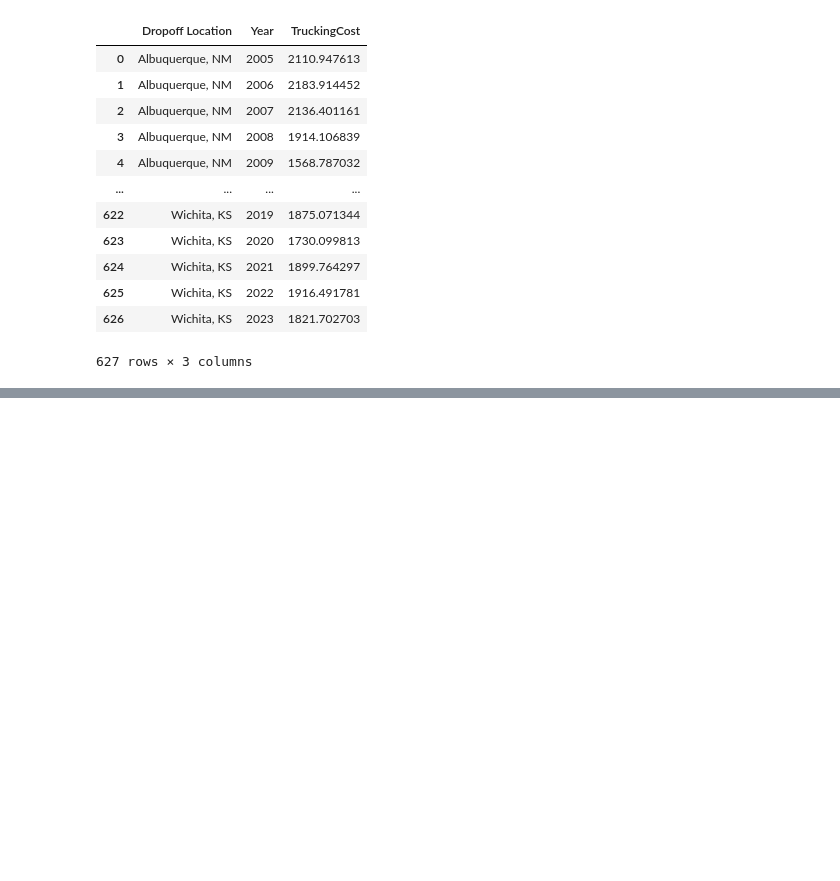
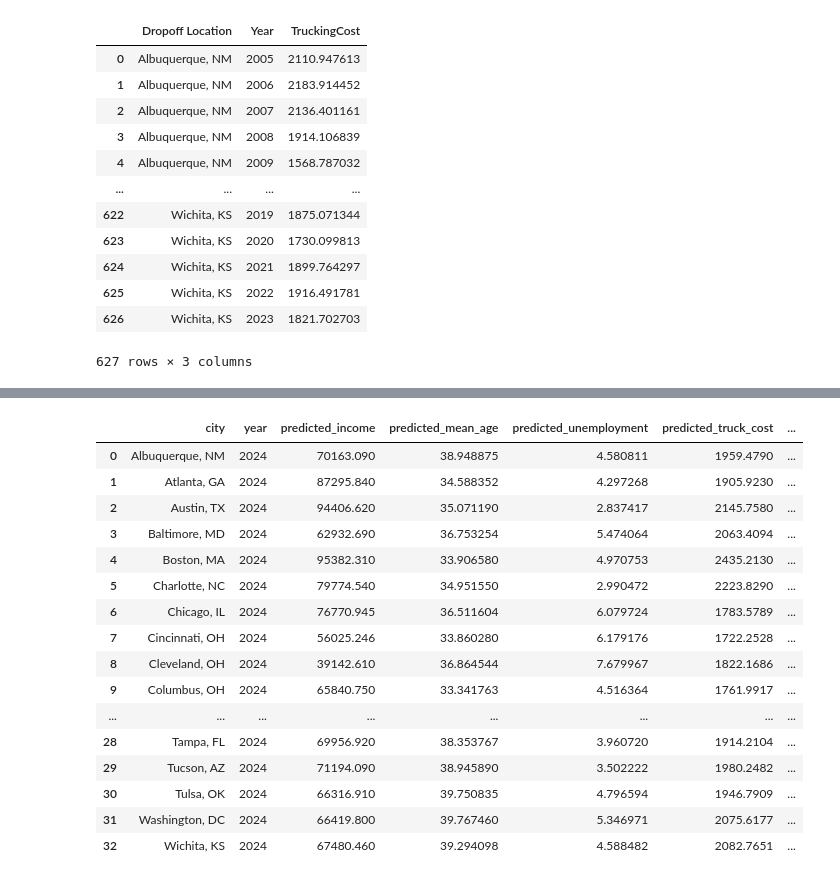
Before and after one commit to ArnavGupta22/PropertyPulse, a Jupyter notebook: djangoProject/djangoProject/DataProcessing/uhauldata.ipynb, the cells around one changed output, grey strips where cells are left out. Saved outputs shown, nothing was run; the diff lists cells and outputs as text; code cells hidden in the pictures; blank space fills up the shorter version.

```diff
--- a/djangoProject/djangoProject/DataProcessing/uhauldata.ipynb
+++ b/djangoProject/djangoProject/DataProcessing/uhauldata.ipynb
@@ -95,3 +95,10 @@ final_df
 627 rows × 3 columns
 # %%
 final_df.to_csv("../data/truckcost.csv")
+# %%
+import pandas as pd
+df = pd.read_csv("../data/predictions.csv")
+data2024 = df[df["year"] == 2024].reset_index()
+data2026 = df[df["year"] == 2026].reset_index()
+data2024 = data2024.drop(["index", "Unnamed: 0"], axis=1)
+data2026 = data2026.drop(["index", "Unnamed: 0"], axis=1)
@@ -97,0 +137,20 @@ final_df.to_csv("../data/truckcost.csv")
+# %%
+data2024
+# %% [output]
+|  | city | year | predicted_income | predicted_mean_age | predicted_unemployment | predicted_truck_cost | ... |
+| 0 | Albuquerque, NM | 2024 | 70163.090 | 38.948875 | 4.580811 | 1959.4790 | ... |
+| 1 | Atlanta, GA | 2024 | 87295.840 | 34.588352 | 4.297268 | 1905.9230 | ... |
+| 2 | Austin, TX | 2024 | 94406.620 | 35.071190 | 2.837417 | 2145.7580 | ... |
+| 3 | Baltimore, MD | 2024 | 62932.690 | 36.753254 | 5.474064 | 2063.4094 | ... |
+| 4 | Boston, MA | 2024 | 95382.310 | 33.906580 | 4.970753 | 2435.2130 | ... |
+| 5 | Charlotte, NC | 2024 | 79774.540 | 34.951550 | 2.990472 | 2223.8290 | ... |
+| 6 | Chicago, IL | 2024 | 76770.945 | 36.511604 | 6.079724 | 1783.5789 | ... |
+| 7 | Cincinnati, OH | 2024 | 56025.246 | 33.860280 | 6.179176 | 1722.2528 | ... |
+| 8 | Cleveland, OH | 2024 | 39142.610 | 36.864544 | 7.679967 | 1822.1686 | ... |
+| 9 | Columbus, OH | 2024 | 65840.750 | 33.341763 | 4.516364 | 1761.9917 | ... |
+| ... | ... | ... | ... | ... | ... | ... | ... |
+| 28 | Tampa, FL | 2024 | 69956.920 | 38.353767 | 3.960720 | 1914.2104 | ... |
+| 29 | Tucson, AZ | 2024 | 71194.090 | 38.945890 | 3.502222 | 1980.2482 | ... |
+| 30 | Tulsa, OK | 2024 | 66316.910 | 39.750835 | 4.796594 | 1946.7909 | ... |
+| 31 | Washington, DC | 2024 | 66419.800 | 39.767460 | 5.346971 | 2075.6177 | ... |
+| 32 | Wichita, KS | 2024 | 67480.460 | 39.294098 | 4.588482 | 2082.7651 | ... |
```
Also changed, not shown: parts of 6 cells of this notebook, 3 other files.
